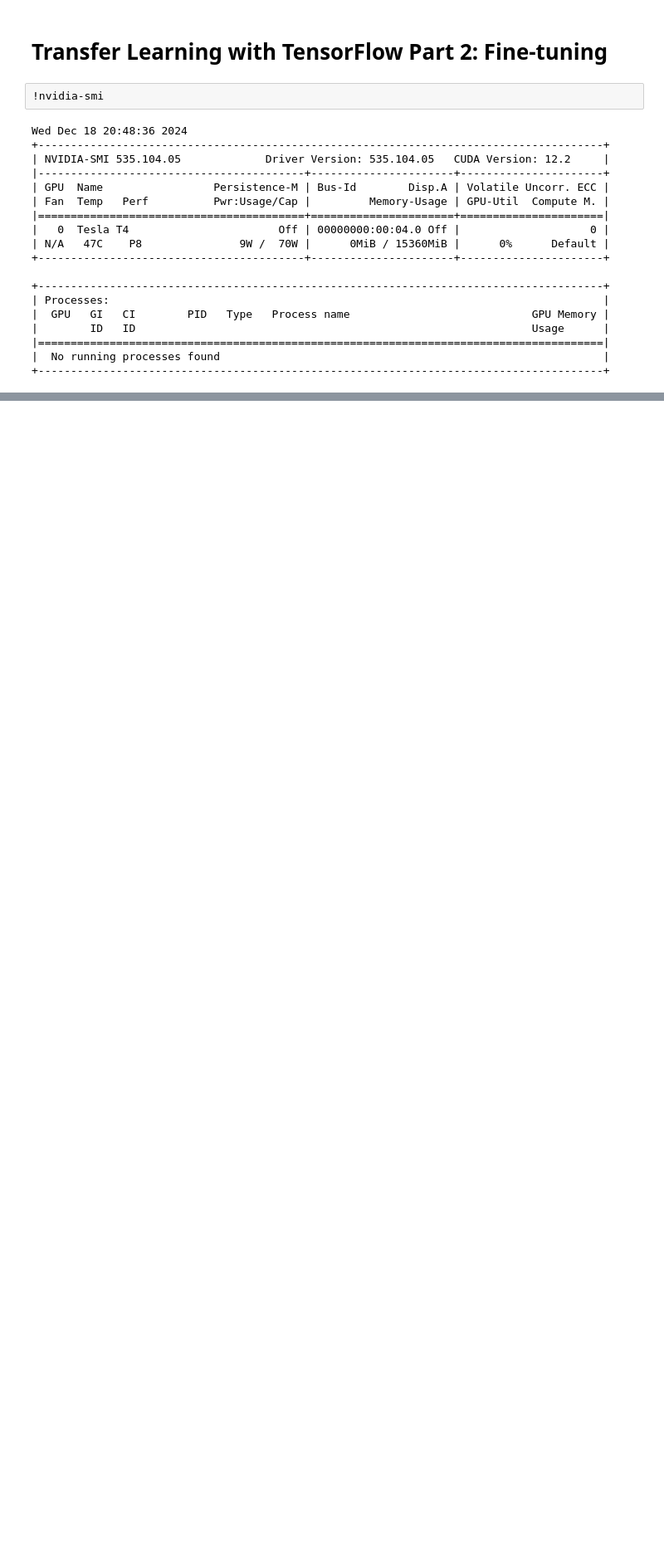
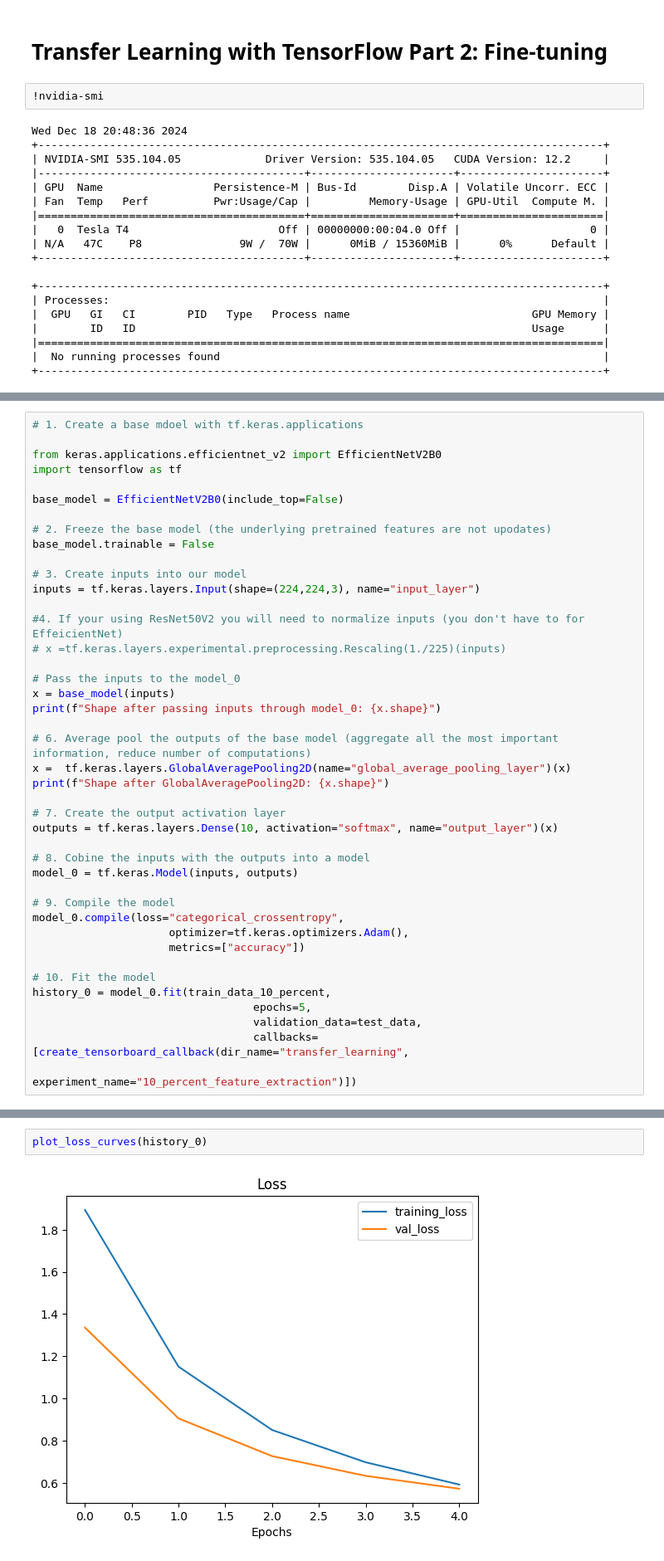
Before and after one commit to dcolbourne/Colab, a Jupyter notebook: 07TransferLearninginTensorFlow_2.ipynb, the cells around one changed output, grey strips where cells are left out. Shown: that part at 83% size. Cells and saved outputs as stored; diff of their text form; blank space fills up the shorter version.

```diff
--- a/07TransferLearninginTensorFlow_2.ipynb
+++ b/07TransferLearninginTensorFlow_2.ipynb
@@ -25,0 +153,42 @@ Wed Dec 18 20:48:36 2024
+# %%
+# 1. Create a base mdoel with tf.keras.applications
+
+from keras.applications.efficientnet_v2 import EfficientNetV2B0
+import tensorflow as tf
+
+base_model = EfficientNetV2B0(include_top=False)
+
+# 2. Freeze the base model (the underlying pretrained features are not upodates)
+base_model.trainable = False
+
+# 3. Create inputs into our model
+inputs = tf.keras.layers.Input(shape=(224,224,3), name="input_layer")
+
+#4. If your using ResNet50V2 you will need to normalize inputs (you don't have to for EffeicientNet)
+# x =tf.keras.layers.experimental.preprocessing.Rescaling(1./225)(inputs)
+
+# Pass the inputs to the model_0
+x = base_model(inputs)
+print(f"Shape after passing inputs through model_0: {x.shape}")
+
+# 6. Average pool the outputs of the base model (aggregate all the most important information, reduce number of computations)
+x =  tf.keras.layers.GlobalAveragePooling2D(name="global_average_pooling_layer")(x)
+print(f"Shape after GlobalAveragePooling2D: {x.shape}")
+
+# 7. Create the output activation layer
+outputs = tf.keras.layers.Dense(10, activation="softmax", name="output_layer")(x)
+
+# 8. Cobine the inputs with the outputs into a model
+model_0 = tf.keras.Model(inputs, outputs)
+
+# 9. Compile the model
+model_0.compile(loss="categorical_crossentropy",
+                     optimizer=tf.keras.optimizers.Adam(),
+                     metrics=["accuracy"])
+
+# 10. Fit the model
+history_0 = model_0.fit(train_data_10_percent,
+                                  epochs=5,
+                                  validation_data=test_data,
+                                  callbacks=[create_tensorboard_callback(dir_name="transfer_learning",
+                                                               experiment_name="10_percent_feature_extraction")])
@@ -25,0 +208,4 @@ Wed Dec 18 20:48:36 2024
+# %%
+plot_loss_curves(history_0)
+# %% [output]
+[figure, added]
```
Also changed, not shown: parts of 19 cells of this notebook.
